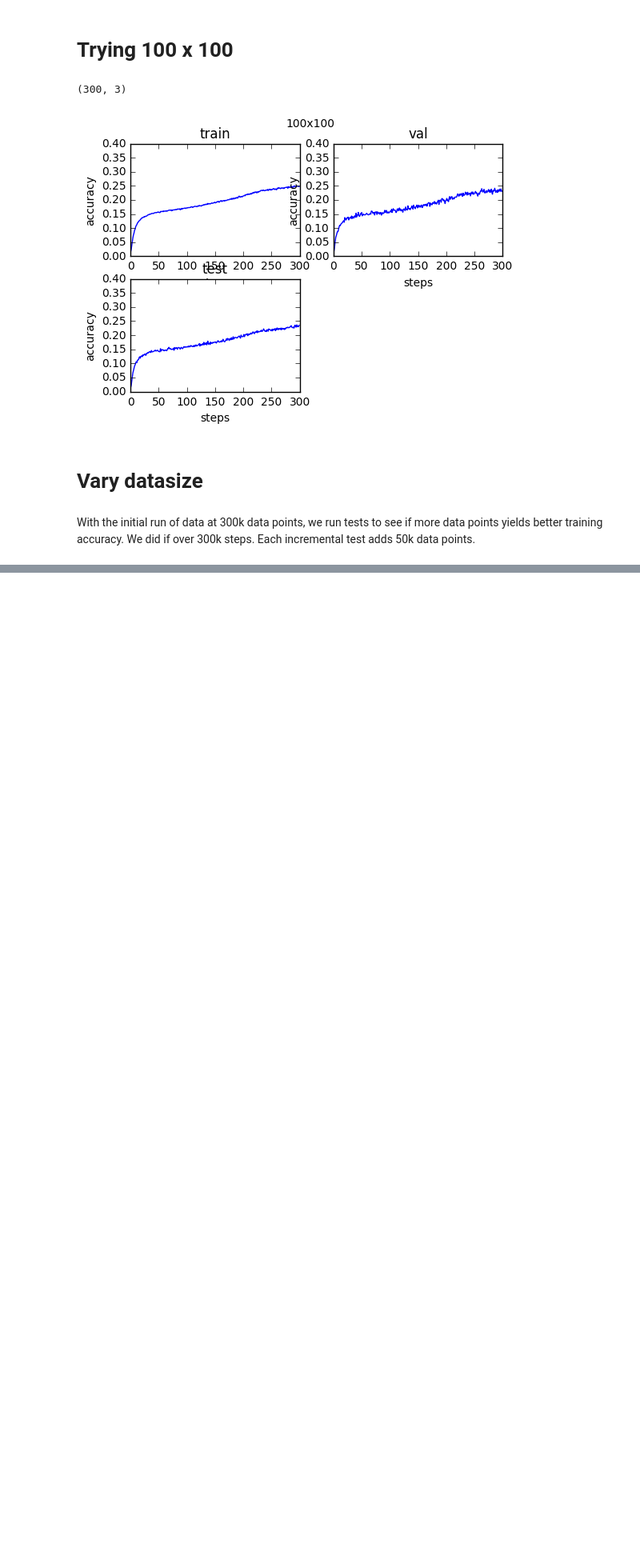
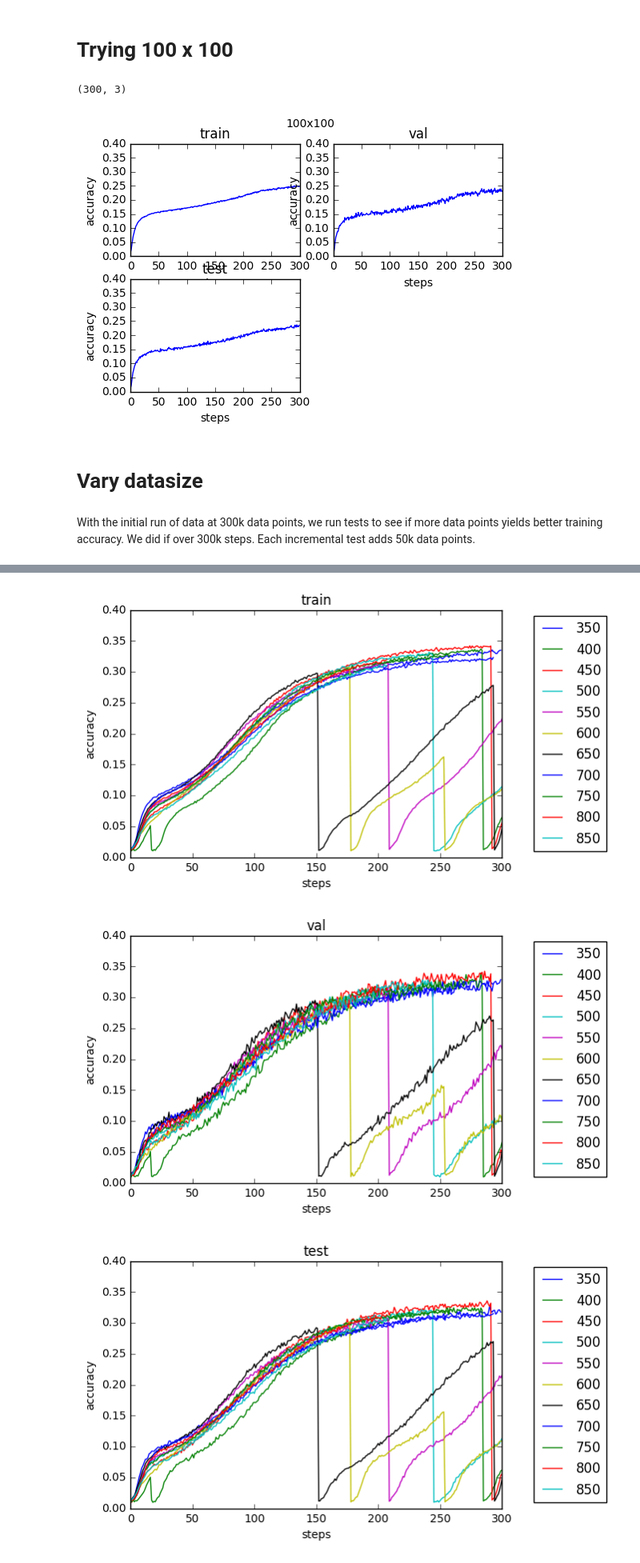
Before and after one commit to gfanti/bitcoin-deanonymization, a Jupyter notebook: vis-tests.ipynb, the cells around one changed output, grey strips where cells are left out. Shown at 80% size. Saved outputs shown, nothing was run; the diff lists cells and outputs as text; code cells hidden in the pictures; blank space fills up the shorter version.

```diff
--- a/vis-tests.ipynb
+++ b/vis-tests.ipynb
@@ -138,0 +165,9 @@ for i, arr in enumerate(ds):
+# %%
+lbl = [300 + (x+1)*50 for x in range(11)]
+plot_group(ds, 0, lbl)
+plot_group(ds, 1, lbl)
+plot_group(ds, 2, lbl)
+# %% [output]
+[figure, added]
+[figure, added]
+[figure, added]
```
Also changed, not shown: parts of 4 cells of this notebook.
